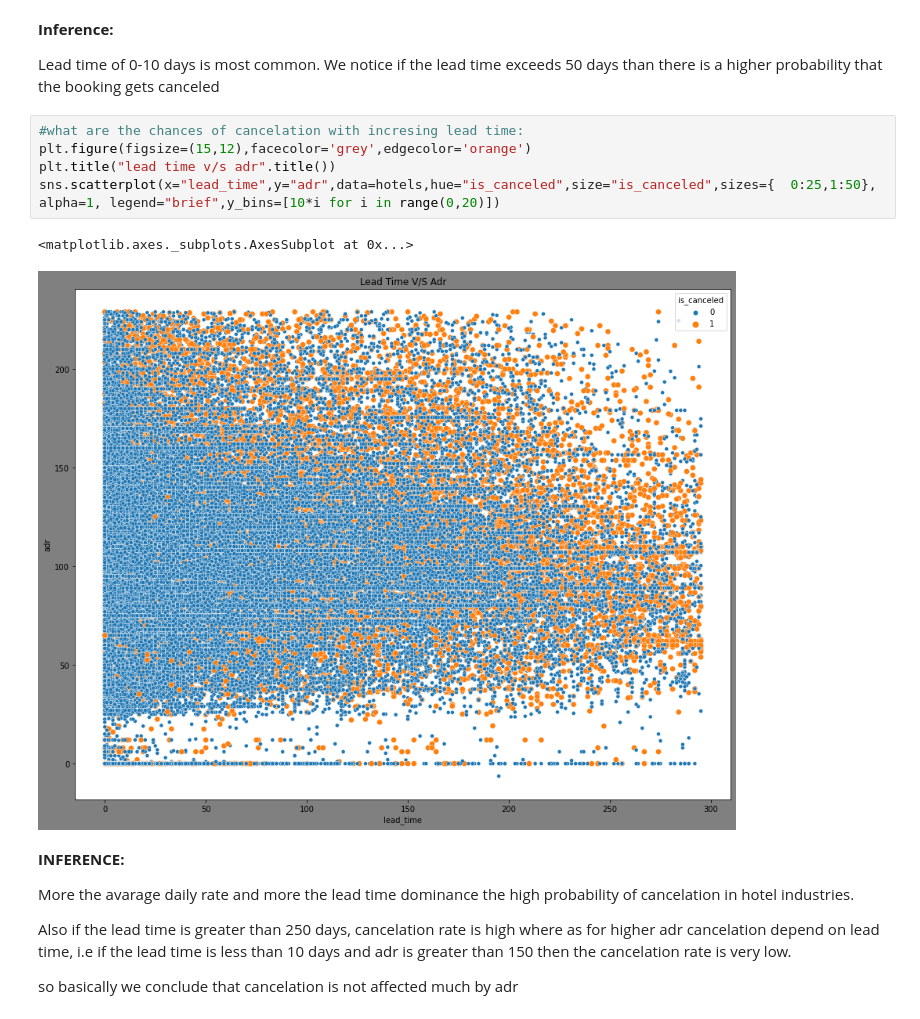
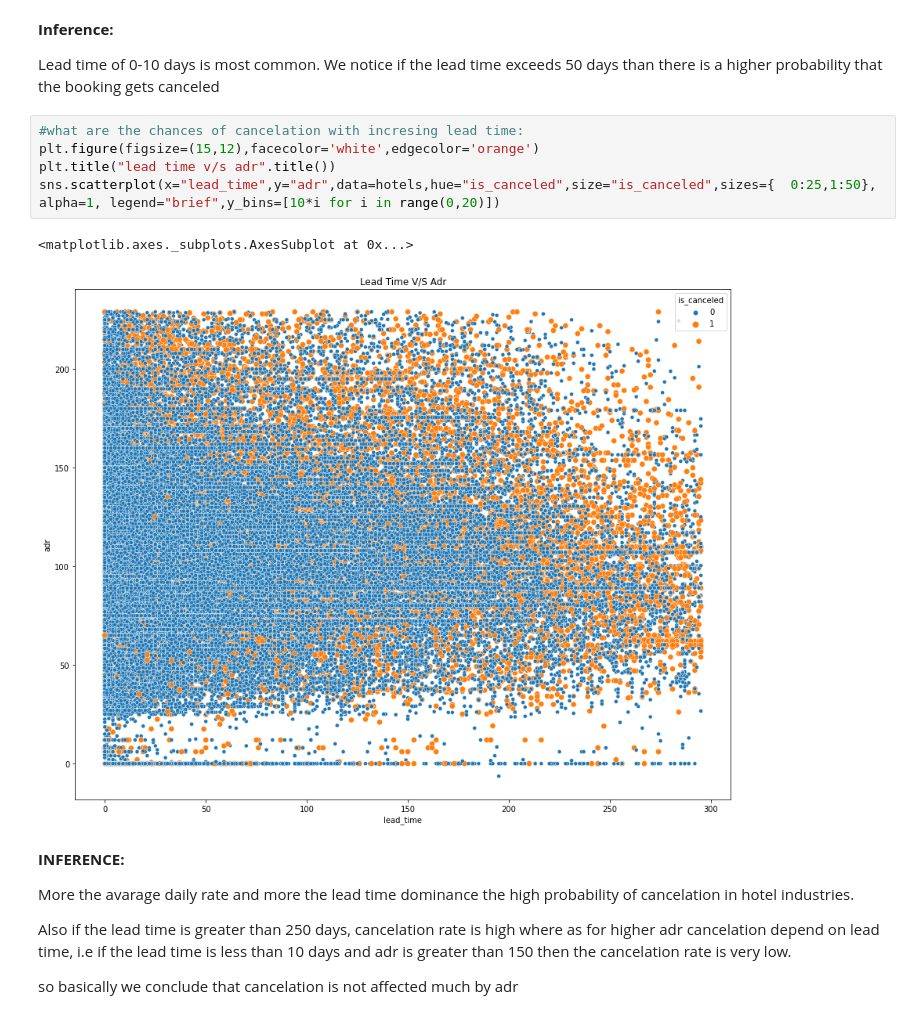
Before and after one commit to sauravkumar19/Hotel_booking_data_analysis, a Jupyter notebook: Hotel_Booking.ipynb, the cells around one changed output. Saved outputs shown, nothing was run; the diff lists cells and outputs as text.

```diff
--- a/Hotel_Booking.ipynb
+++ b/Hotel_Booking.ipynb
@@ -538,12 +572,12 @@ plt.show()
 We notice if the lead time exceeds 50 days than there is a higher probability that the booking gets canceled
 # %%
 #what are the chances of cancelation with incresing lead time:
-plt.figure(figsize=(15,12),facecolor='grey',edgecolor='orange')
+plt.figure(figsize=(15,12),facecolor='white',edgecolor='orange')
 plt.title("lead time v/s adr".title())
 sns.scatterplot(x="lead_time",y="adr",data=hotels,hue="is_canceled",size="is_canceled",sizes={  0:25,1:50}, alpha=1, legend="brief",y_bins=[10*i for i in range(0,20)])
 # %% [output]
 <matplotlib.axes._subplots.AxesSubplot at 0x...>
-[figure, old version]
+[figure, new version]
 # %% [markdown]
 **INFERENCE:**
 
```
Also changed, not shown: parts of 30 cells of this notebook.
